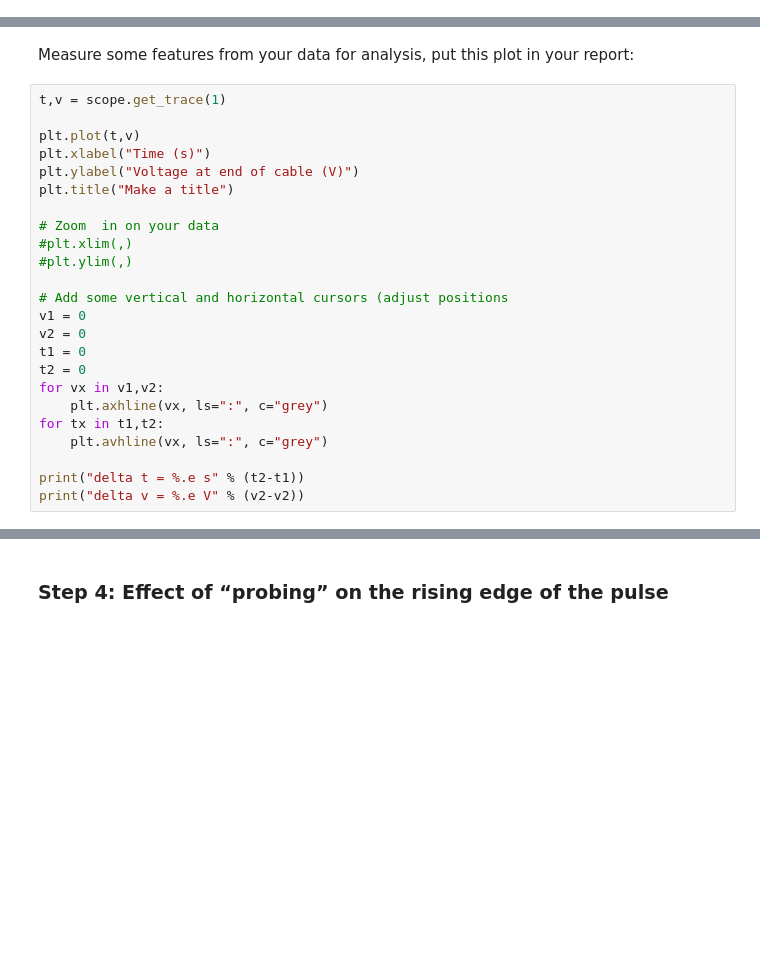
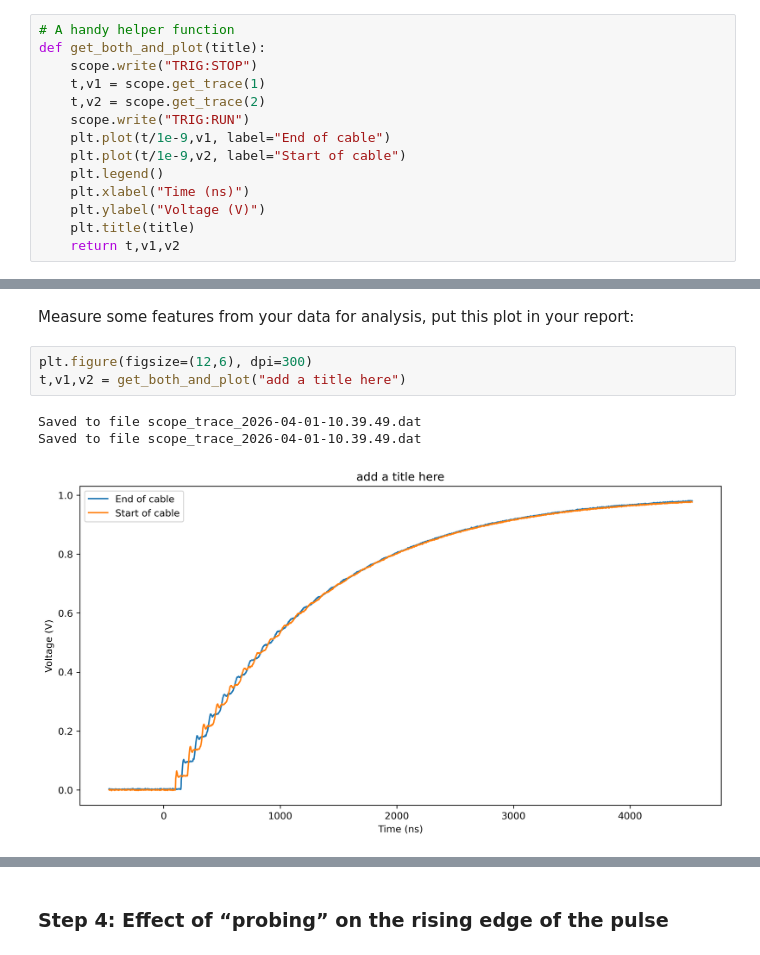
Before and after one commit to SHoogeman/Snaar-Proef, a Jupyter notebook: lab session notebooks/TN2211 Session 12.ipynb, the cells around one changed output, grey strips where cells are left out. Saved outputs shown, nothing was run; the diff lists cells and outputs as text; blank space fills up the shorter version.

```diff
--- a/lab session notebooks/TN2211 Session 12.ipynb
+++ b/lab session notebooks/TN2211 Session 12.ipynb
@@ -87,2 +133,16 @@ print("delta v = %.e V" % (v2-v2))
+# %%
+# A handy helper function
+def get_both_and_plot(title):
+    scope.write("TRIG:STOP")
+    t,v1 = scope.get_trace(1)
+    t,v2 = scope.get_trace(2)
+    scope.write("TRIG:RUN")
+    plt.plot(t/1e-9,v1, label="End of cable")
+    plt.plot(t/1e-9,v2, label="Start of cable")
+    plt.legend()
+    plt.xlabel("Time (ns)")
+    plt.ylabel("Voltage (V)")
+    plt.title(title)
+    return t,v1,v2
 # %%
 scope.get_screenshot()
@@ -89,26 +151,9 @@ scope.get_screenshot()
 # %% [markdown]
 Measure some features from your data for analysis, put this plot in your report:
-# %%
-t,v = scope.get_trace(1)
-
-plt.plot(t,v)
-plt.xlabel("Time (s)")
-plt.ylabel("Voltage at end of cable (V)")
-plt.title("Make a title")
-
-# Zoom  in on your data
-#plt.xlim(,)
-#plt.ylim(,)
-
-# Add some vertical and horizontal cursors (adjust positions
-v1 = 0
-v2 = 0
-t1 = 0
-t2 = 0
-for vx in v1,v2:
-    plt.axhline(vx, ls=":", c="grey")
-for tx in t1,t2:
-    plt.avhline(vx, ls=":", c="grey")
-
-print("delta t = %.e s" % (t2-t1))
-print("delta v = %.e V" % (v2-v2))
+# %%
+plt.figure(figsize=(12,6), dpi=300)
+t,v1,v2 = get_both_and_plot("add a title here")
+# %% [output]
+Saved to file scope_trace_2026-04-01-10.39.49.dat
+Saved to file scope_trace_2026-04-01-10.39.49.dat
+[figure, added]
```
Also changed, not shown: parts of 32 cells of this notebook, 1 other file.
